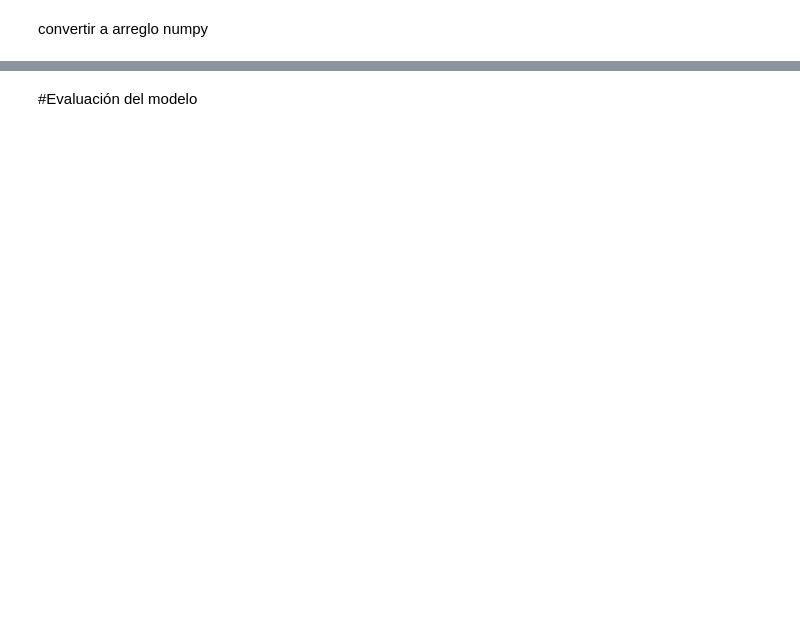
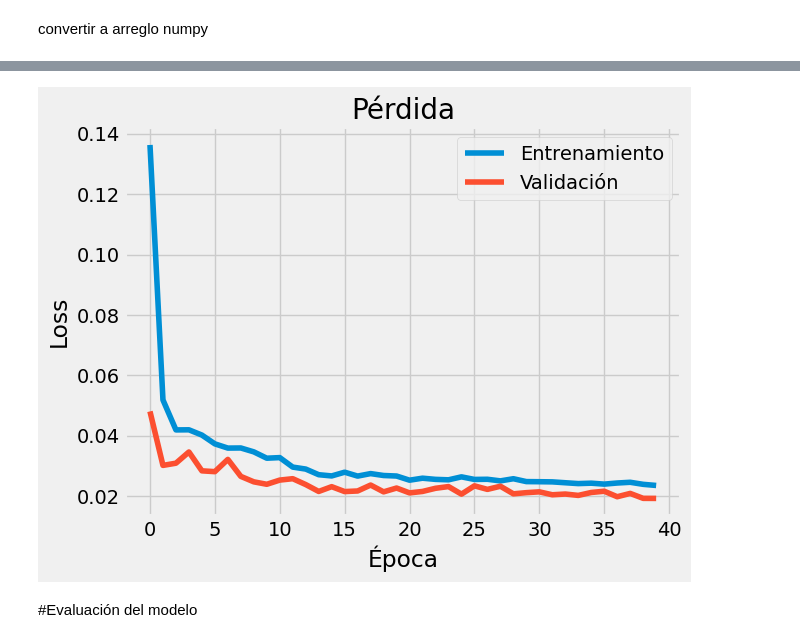
Before and after one commit to mgomez270/Projects-ML, a Jupyter notebook: Ocupación Hospitalaria/Ocupacion_Hospitalaria.ipynb, the cells around one changed output, grey strips where cells are left out. Drawn from its saved outputs; the diff is of its cells as text; code cells hidden in the pictures; blank space fills up the shorter version.

```diff
--- a/Ocupación Hospitalaria/Ocupacion_Hospitalaria.ipynb
+++ b/Ocupación Hospitalaria/Ocupacion_Hospitalaria.ipynb
@@ -521,3 +361,16 @@ Epoch 40/40
+# %%
+import matplotlib.pyplot as plt
+
+# Graficar pérdida
+plt.plot(modellstm.history['loss'], label='Entrenamiento')
+plt.plot(modellstm.history['val_loss'], label='Validación')
+plt.title('Pérdida')
+plt.xlabel('Época')
+plt.ylabel('Loss')
+plt.legend()
+plt.show()
+# %% [output]
+[figure, added]
 # %% [markdown]
 #Evaluación del modelo
 # %%
```
Also changed, not shown: parts of 64 cells of this notebook, 1 other file.
